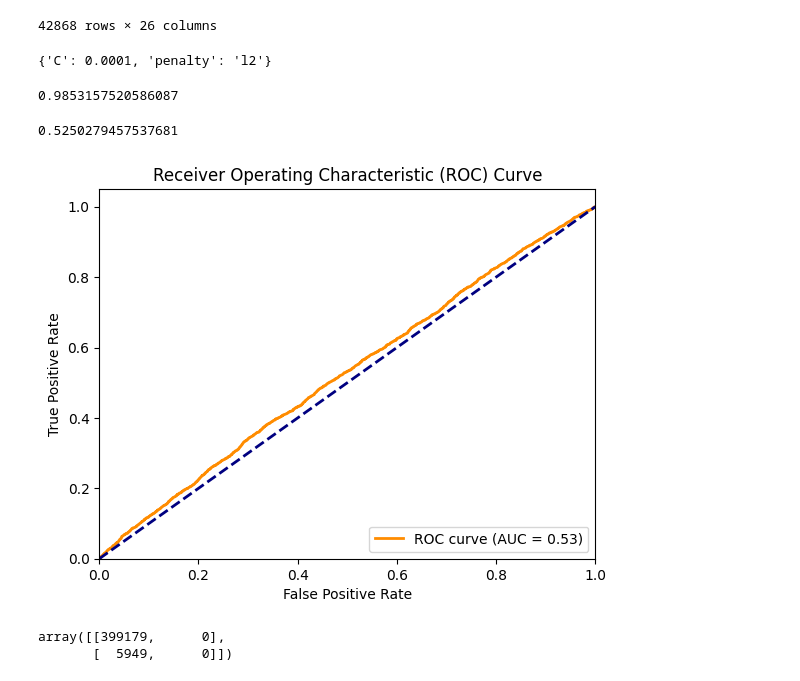
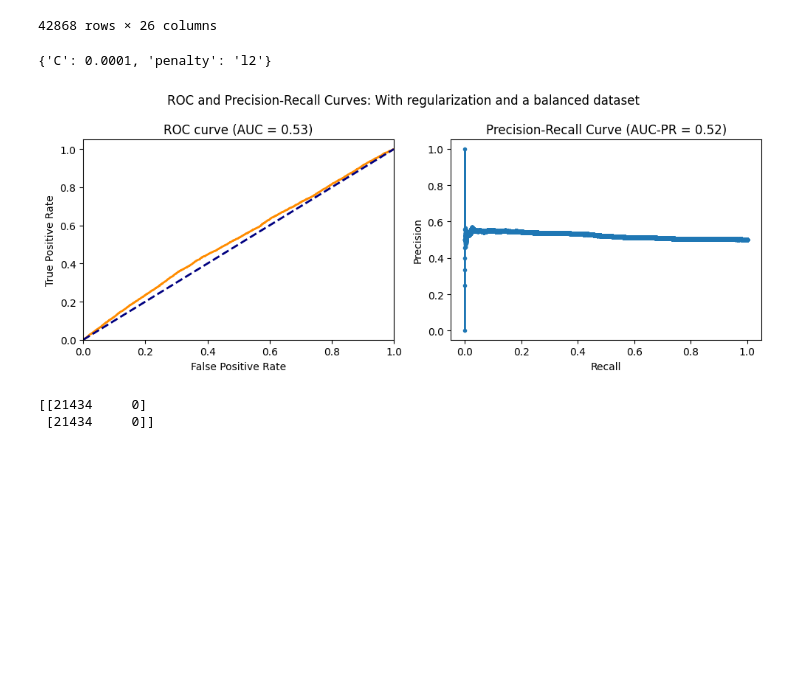
Before and after one commit to alvaro-dda/zrive-ds, a Jupyter notebook: src/module_3/assign_3.ipynb, the cells around one changed output. Cells and saved outputs as stored; diff of their text form; code cells hidden in the pictures; blank space fills up the shorter version.

```diff
--- a/src/module_3/assign_3.ipynb
+++ b/src/module_3/assign_3.ipynb
@@ -209,47 +217,29 @@ balanced_df
 | 2863654 | 1 | 33826433859716 | 2829871546500 | 3771764834436 | 20585 | 1.604189e+09 | 3 | 0.0 | ... |
 42868 rows × 26 columns
 # %%
-balanced_train_data_x = df[df['order_id'].isin(train_data_orders)].iloc[:,4:]
-balanced_train_data_y = df[df['order_id'].isin(train_data_orders)].iloc[:,0]
+balanced_train_data_x = balanced_df.iloc[:,4:]
+balanced_train_data_y = balanced_df.iloc[:,0]
+
+#Logistic regression with balanced training data
 
 param_grid = {
     'C': [10 ** i for i in range(-4,2)],
     'penalty': ['l2']
 }
 
-log_model_l1 = LogisticRegression(solver='lbfgs',n_jobs=-1, class_weight='balanced')
+log_model_balanced = LogisticRegression(solver='lbfgs',n_jobs=-1, class_weight='balanced')
 
-grid_search_l1 = GridSearchCV(log_model_l1, param_grid, cv=5, scoring='accuracy').fit(balanced_train_data_x,balanced_train_data_y)
+grid_search_balanced = GridSearchCV(log_model_balanced, param_grid, cv=5, scoring='accuracy').fit(balanced_train_data_x,balanced_train_data_y)
 
-print(grid_search_l1.best_params_)
+print(grid_search_balanced.best_params_)
 
-y_pred_prob_l1 = grid_search_l1.predict_proba(val_data_x)[:,1]
-y_pred = grid_search_l1.predict(val_data_x)
+y_train_pred_balanced = grid_search_balanced.predict(balanced_train_data_x)
+y_train_prob_balanced = grid_search_balanced.predict_proba(balanced_train_data_x)[:,1]
 
-metrics.accuracy_score(val_data_y, y_pred)
+draw_roc_prc(balanced_train_data_y, y_train_prob_balanced,"With regularization and a balanced dataset")
+print(metrics.confusion_matrix(balanced_train_data_y,y_train_pred_balanced))
 # %% [output]
 {'C': 0.0001, 'penalty': 'l2'}
+[figure, added]
-0.9853157520586087
+[[21434     0]
+ [21434     0]]
-# %%
-fpr, tpr, thresholds = metrics.roc_curve(val_data_y, y_pred_prob_l1)
-roc_auc = metrics.auc(fpr, tpr)
-print(roc_auc)
-plt.figure()
-plt.plot(fpr, tpr, color='darkorange', lw=2, label=f'ROC curve (AUC = {roc_auc:.2f})')
-plt.plot([0, 1], [0, 1], color='navy', lw=2, linestyle='--')
-plt.xlim([0.0, 1.0])
-plt.ylim([0.0, 1.05])
-plt.xlabel('False Positive Rate')
-plt.ylabel('True Positive Rate')
-plt.title('Receiver Operating Characteristic (ROC) Curve')
-plt.legend(loc='lower right')
-plt.show()
-# %% [output]
-0.5250279457537681
-[figure, removed]
-# %%
-conf_matrix_l1 = metrics.confusion_matrix(val_data_y, y_pred)
-conf_matrix_l1
-# %% [output]
-array([[399179,      0],
-       [  5949,      0]])
```
Also changed, not shown: parts of 35 cells of this notebook.
